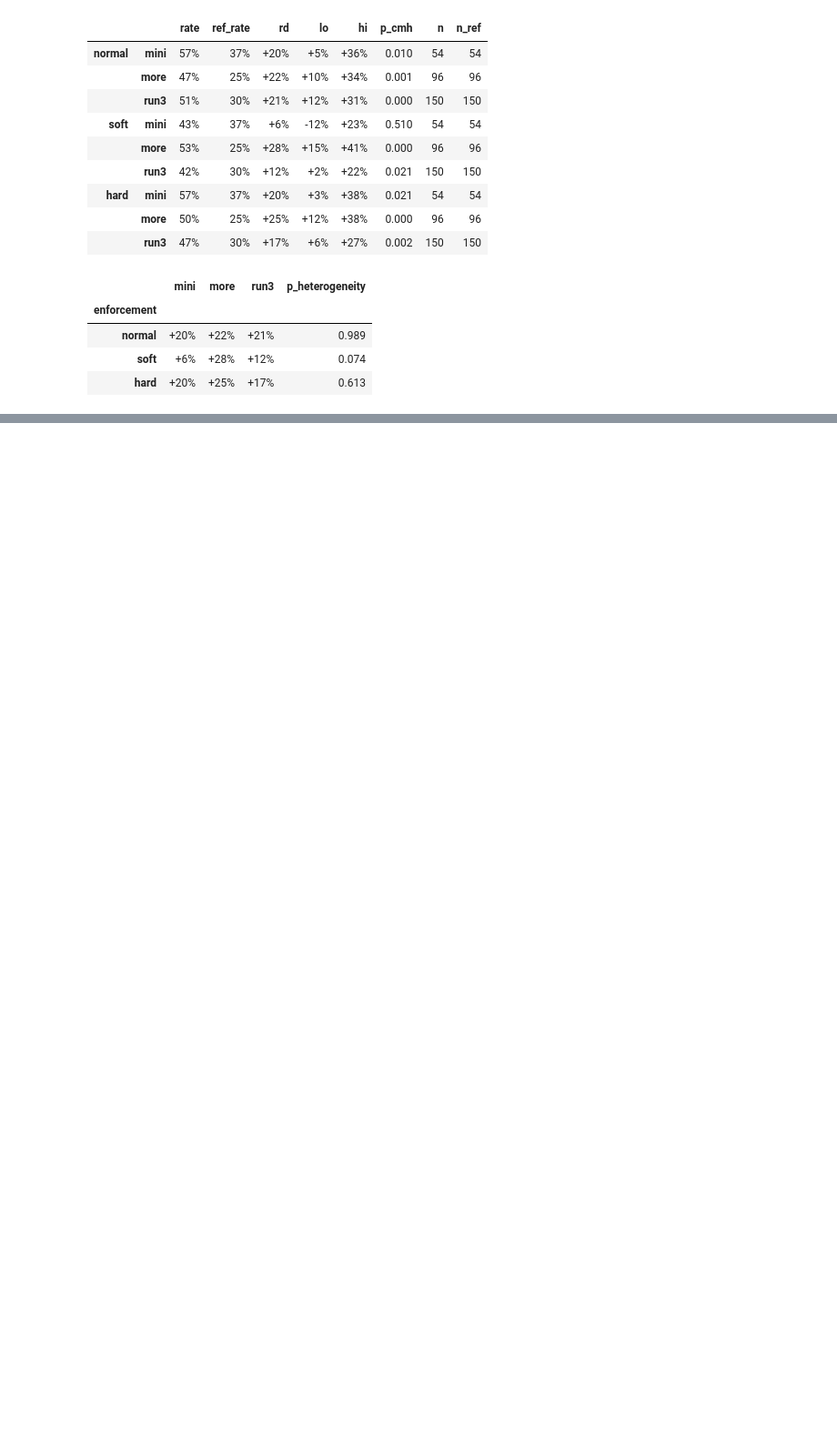
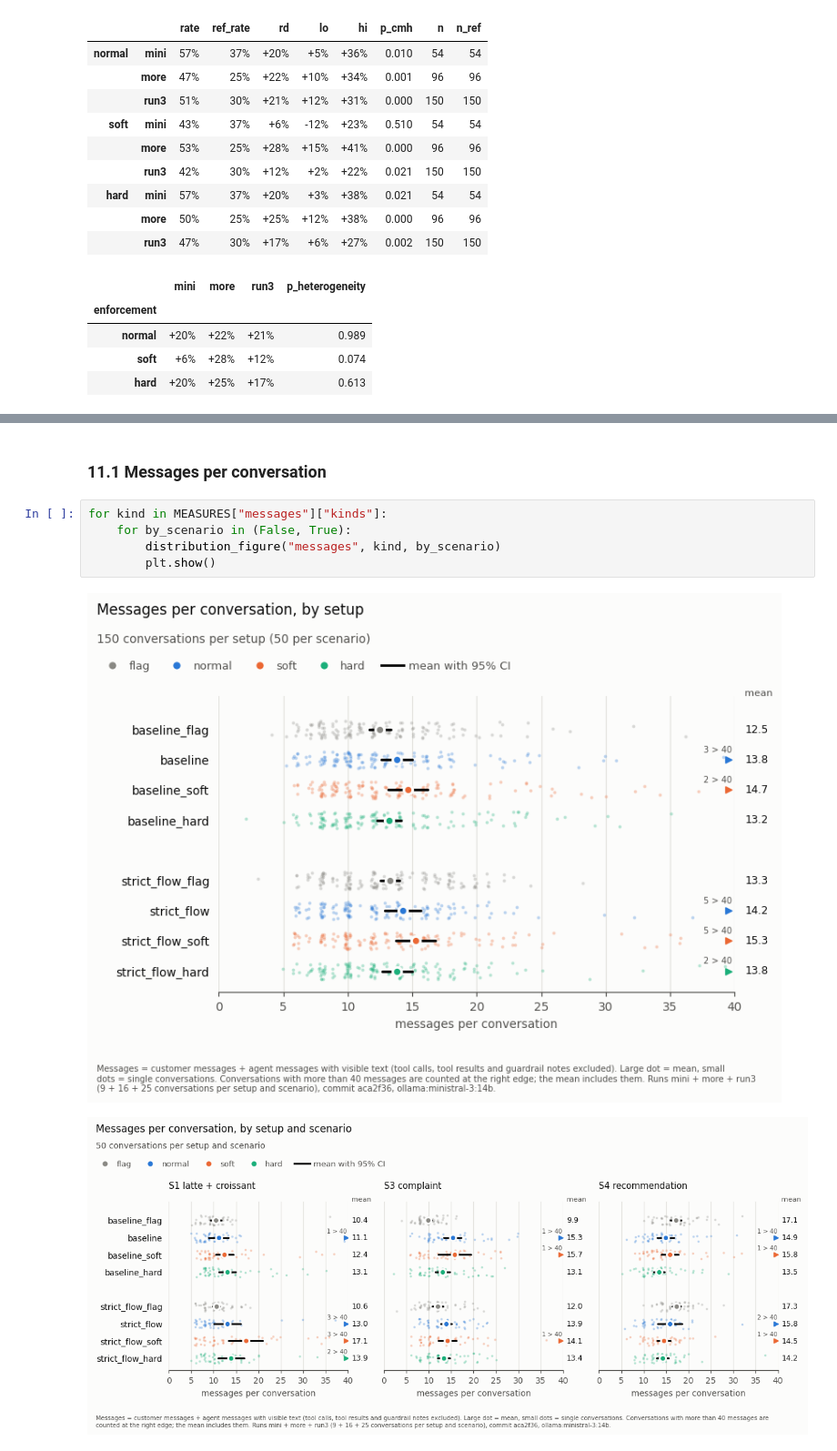
Before and after one commit to mp-2026-BPM/Agent-Guardrail-Inspector, a Jupyter notebook: analysis/guardrail_effects.ipynb, the cells around one changed output, grey strips where cells are left out. Shown at 91% size. Saved outputs shown, nothing was run; the diff lists cells and outputs as text; blank space fills up the shorter version.

```diff
--- a/analysis/guardrail_effects.ipynb
+++ b/analysis/guardrail_effects.ipynb
@@ -2103,0 +2446,10 @@ if len(run_names) >= 2:
+# %% [markdown]
+### 11.1 Messages per conversation
+# %%
+for kind in MEASURES["messages"]["kinds"]:
+    for by_scenario in (False, True):
+        distribution_figure("messages", kind, by_scenario)
+        plt.show()
+# %% [output]
+[figure, added]
+[figure, added]
```
Also changed, not shown: parts of 10 cells of this notebook, 10 other files.
